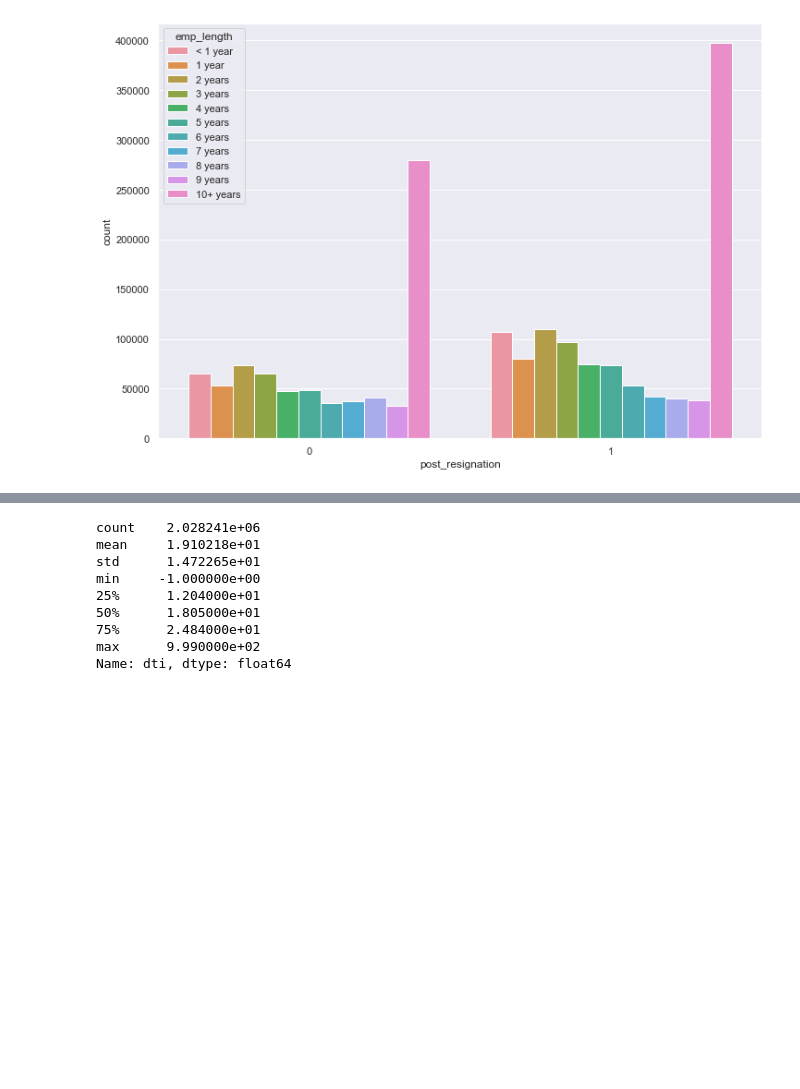
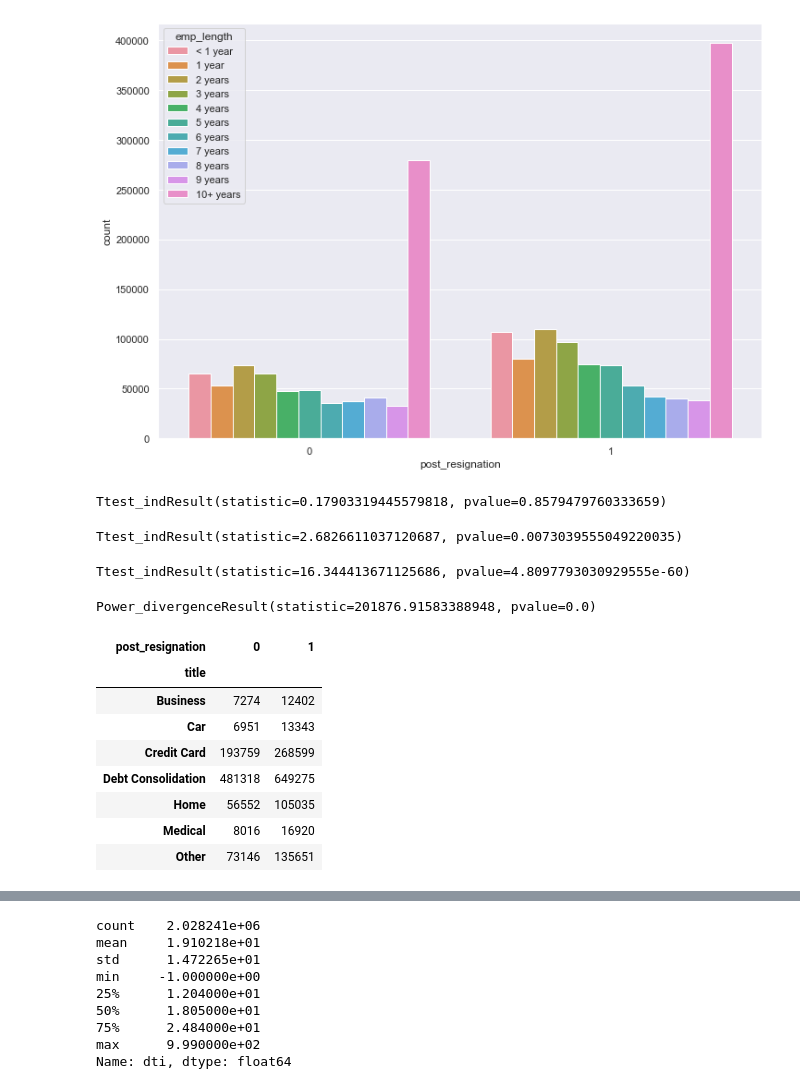
Before and after one commit to jeremylee73/citadel-summer-invitational, a Jupyter notebook: jeremy-lee.ipynb, the cells around one changed output, grey strips where cells are left out. Saved outputs shown, nothing was run; the diff lists cells and outputs as text; code cells hidden in the pictures; blank space fills up the shorter version.

```diff
--- a/jeremy-lee.ipynb
+++ b/jeremy-lee.ipynb
@@ -279,3 +283,39 @@ sns.countplot(data=accepted_full_data, x='post_resignation', hue='emp_length', h
 # %% [output]
 <matplotlib.axes._subplots.AxesSubplot at 0x...>
 [figure]
+# %%
+rvs1 = stats.norm.rvs(loc=5, scale=10, size=500)
+rvs2 = stats.norm.rvs(loc=5, scale=10, size=500)
+stats.ttest_ind(rvs1, rvs2)
+# %% [output]
+Ttest_indResult(statistic=0.17903319445579818, pvalue=0.8579479760333659)
+# %%
+sample1 = accepted_full_data.loc[accepted_full_data['post_resignation'] == 1, 'loan_amnt']
+sample2 = accepted_full_data.loc[accepted_full_data['post_resignation'] == 0, 'loan_amnt']
+stats.ttest_ind(sample1, sample2)
+# %% [output]
+Ttest_indResult(statistic=2.6826611037120687, pvalue=0.0073039555049220035)
+# %%
+sample1 = accepted_full_data.loc[accepted_full_data['post_resignation'] == 1, 'dti']
+sample2 = accepted_full_data.loc[accepted_full_data['post_resignation'] == 0, 'dti']
+stats.ttest_ind(sample1, sample2)
+# %% [output]
+Ttest_indResult(statistic=16.344413671125686, pvalue=4.8097793030929555e-60)
+# %%
+sample1 = accepted_full_data.loc[accepted_full_data['post_resignation'] == 1, 'title'].value_counts()[loan_titles].values
+sample2 = accepted_full_data.loc[accepted_full_data['post_resignation'] == 0, 'title'].value_counts()[loan_titles].values
+stats.chisquare(sample1, f_exp=sample2)
+# %% [output]
+Power_divergenceResult(statistic=201876.91583388948, pvalue=0.0)
+# %%
+pd.crosstab(accepted_full_data['title'], accepted_full_data['post_resignation'])
+# %% [output]
+| post_resignation | 0 | 1 |
+| title |  |  |
+| Business | 7274 | 12402 |
+| Car | 6951 | 13343 |
+| Credit Card | 193759 | 268599 |
+| Debt Consolidation | 481318 | 649275 |
+| Home | 56552 | 105035 |
+| Medical | 8016 | 16920 |
+| Other | 73146 | 135651 |
```
Also changed, not shown: parts of 4 cells of this notebook.
